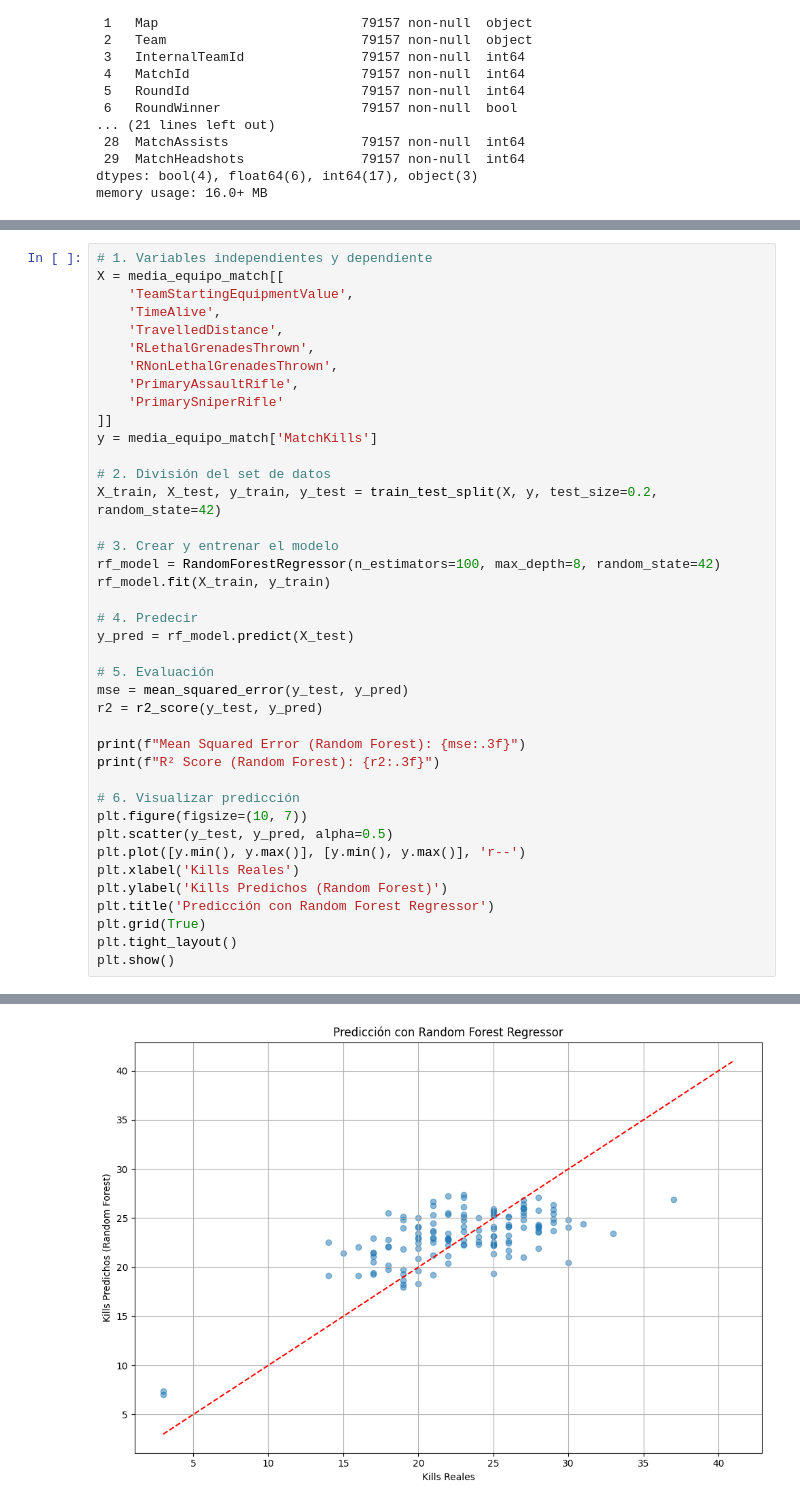
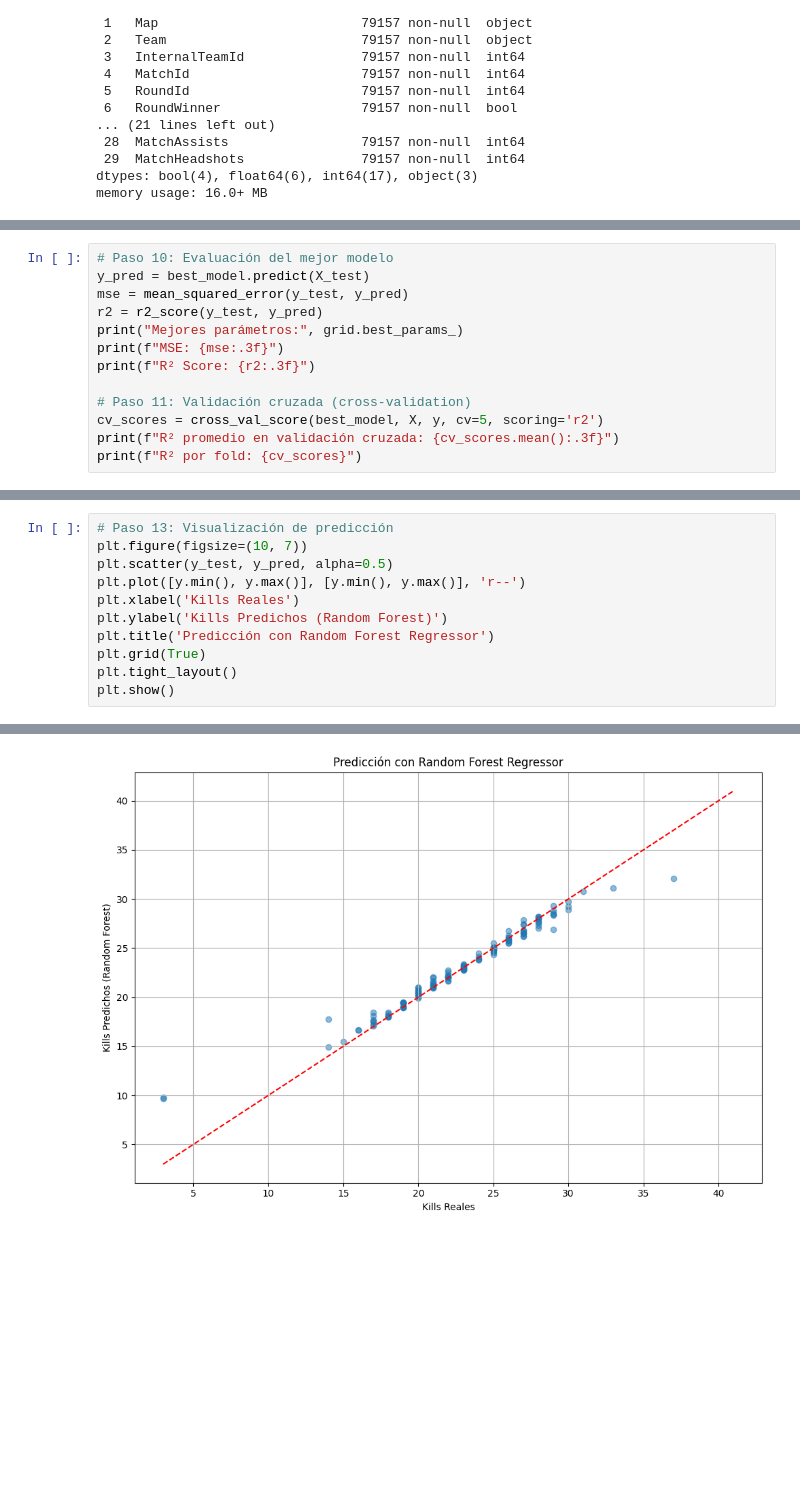
Before and after one commit to KevinParker02/EV_ML_CS, a Jupyter notebook: Regresión/Informe_Tecnico_FMY0100_(Random_Forest).ipynb, the cells around one changed output, grey strips where cells are left out. Drawn from its saved outputs; the diff is of its cells as text; blank space fills up the shorter version.

```diff
--- a/Regresión/Informe_Tecnico_FMY0100_(Random_Forest).ipynb
+++ b/Regresión/Informe_Tecnico_FMY0100_(Random_Forest).ipynb
@@ -323,0 +271,13 @@ Aunque el valor del equipamiento (TeamStartingEquipmentValue) muestra cierta rel
+# %%
+# Paso 10: Evaluación del mejor modelo
+y_pred = best_model.predict(X_test)
+mse = mean_squared_error(y_test, y_pred)
+r2 = r2_score(y_test, y_pred)
+print("Mejores parámetros:", grid.best_params_)
+print(f"MSE: {mse:.3f}")
+print(f"R² Score: {r2:.3f}")
+
+# Paso 11: Validación cruzada (cross-validation)
+cv_scores = cross_val_score(best_model, X, y, cv=5, scoring='r2')
+print(f"R² promedio en validación cruzada: {cv_scores.mean():.3f}")
+print(f"R² por fold: {cv_scores}")
@@ -324,34 +290,5 @@ Aunque el valor del equipamiento (TeamStartingEquipmentValue) muestra cierta rel
 # %%
-# 1. Variables independientes y dependiente
-X = media_equipo_match[[
-    'TeamStartingEquipmentValue',
-    'TimeAlive',
-    'TravelledDistance',
-    'RLethalGrenadesThrown',
-    'RNonLethalGrenadesThrown',
-    'PrimaryAssaultRifle',
-    'PrimarySniperRifle'
-]]
-y = media_equipo_match['MatchKills']
-
-# 2. División del set de datos
-X_train, X_test, y_train, y_test = train_test_split(X, y, test_size=0.2, random_state=42)
-
-# 3. Crear y entrenar el modelo
-rf_model = RandomForestRegressor(n_estimators=100, max_depth=8, random_state=42)
-rf_model.fit(X_train, y_train)
-
-# 4. Predecir
-y_pred = rf_model.predict(X_test)
-
-# 5. Evaluación
-mse = mean_squared_error(y_test, y_pred)
-r2 = r2_score(y_test, y_pred)
-
-print(f"Mean Squared Error (Random Forest): {mse:.3f}")
-print(f"R² Score (Random Forest): {r2:.3f}")
-
-# 6. Visualizar predicción
+# Paso 13: Visualización de predicción
 plt.figure(figsize=(10, 7))
 plt.scatter(y_test, y_pred, alpha=0.5)
 plt.plot([y.min(), y.max()], [y.min(), y.max()], 'r--')
@@ -367 +302 @@ R² Score (Random Forest): 0.428
-[figure, old version]
+[figure, new version]
```
Also changed, not shown: parts of 12 cells of this notebook, 1 other file.
